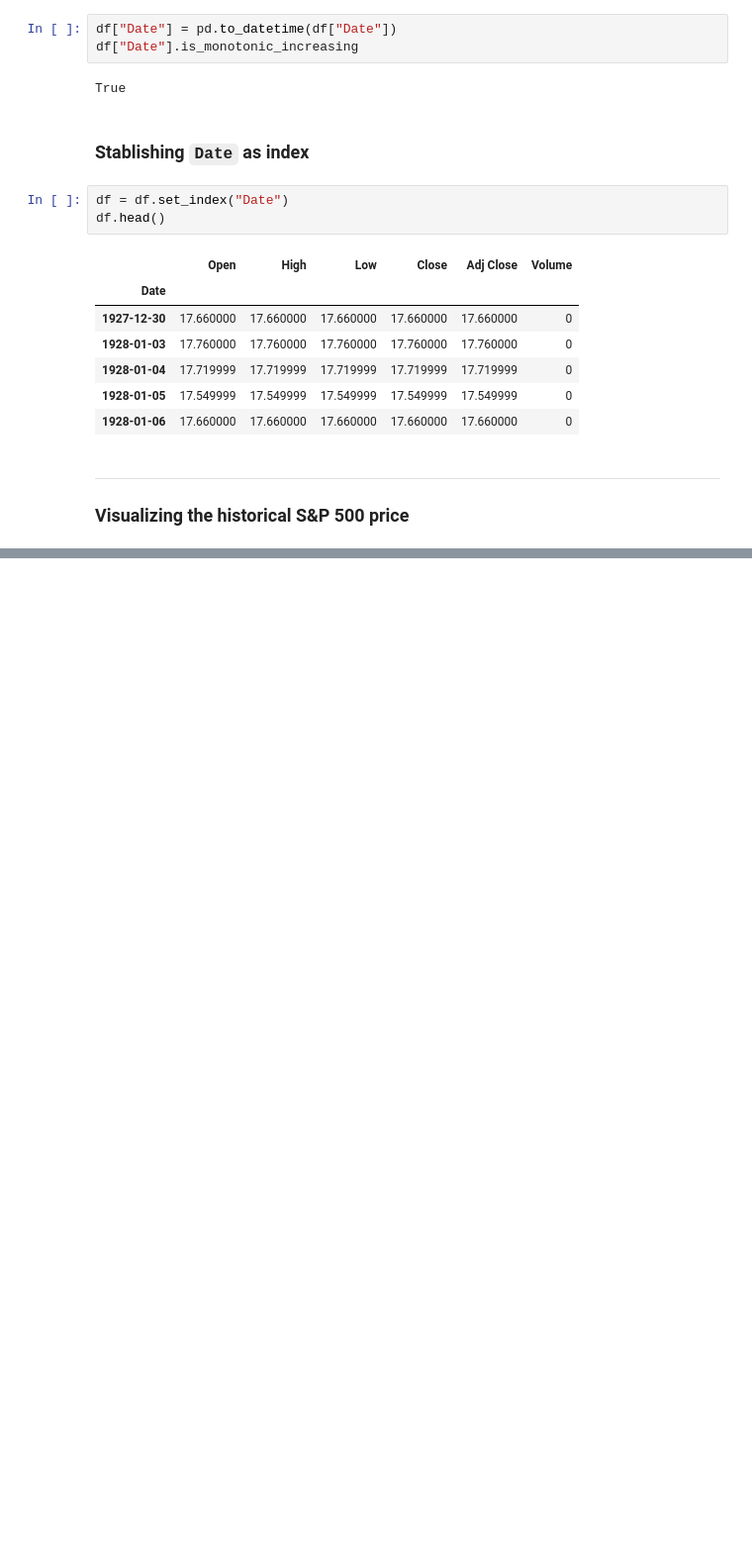
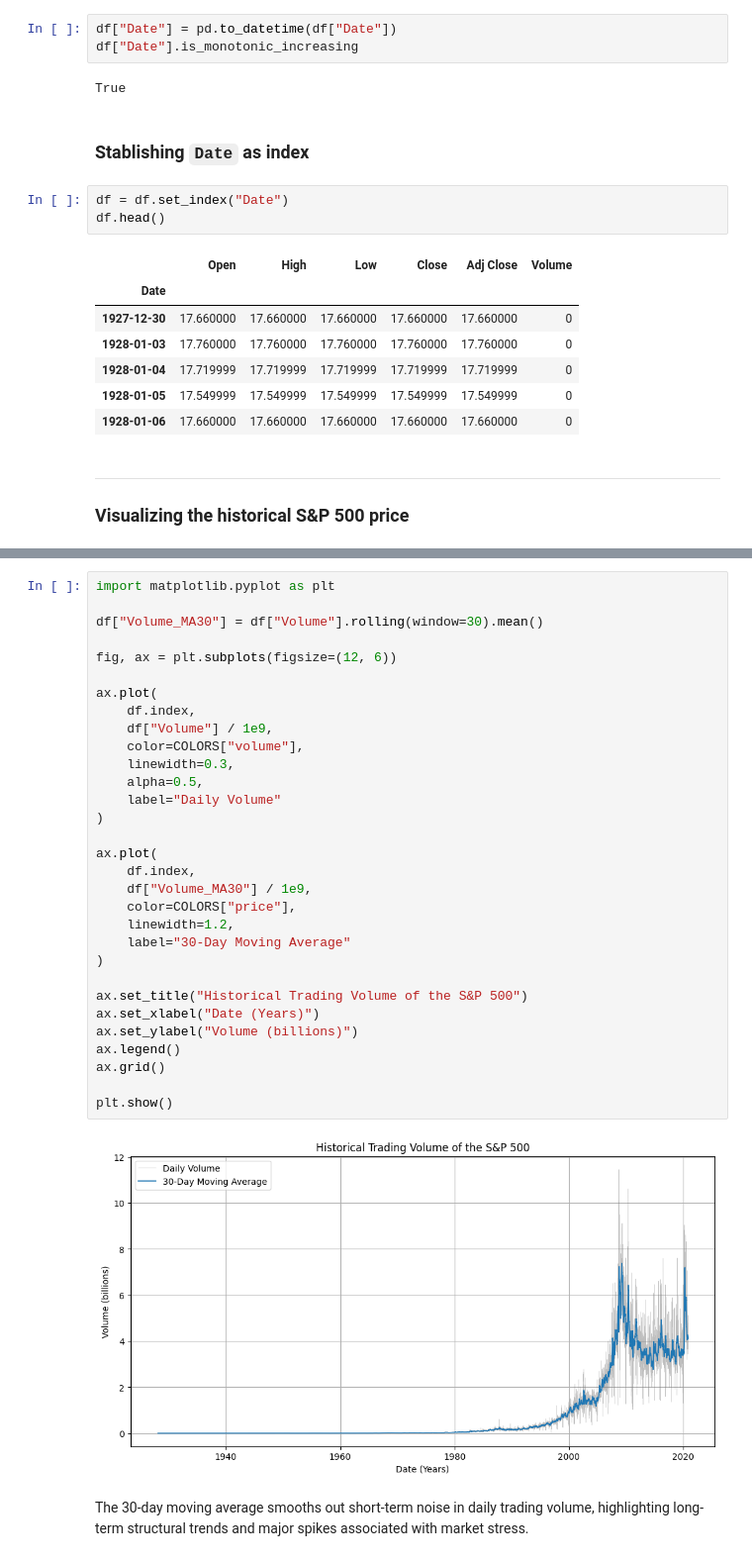
Before and after one commit to Pablo-Mateu/sp500-market-regimes, a Jupyter notebook: notebooks/EDA.ipynb, the cells around one changed output, grey strips where cells are left out. Shown: that part at 99% size. Drawn from its saved outputs; the diff is of its cells as text; blank space fills up the shorter version.

```diff
--- a/notebooks/EDA.ipynb
+++ b/notebooks/EDA.ipynb
@@ -134,0 +139,35 @@ The S&P 500 displays a persistent long-term growth trend despite several major d
+# %%
+import matplotlib.pyplot as plt
+
+df["Volume_MA30"] = df["Volume"].rolling(window=30).mean()
+
+fig, ax = plt.subplots(figsize=(12, 6))
+
+ax.plot(
+    df.index,
+    df["Volume"] / 1e9,
+    color=COLORS["volume"],
+    linewidth=0.3,
+    alpha=0.5,
+    label="Daily Volume"
+)
+
+ax.plot(
+    df.index,
+    df["Volume_MA30"] / 1e9,
+    color=COLORS["price"],
+    linewidth=1.2,
+    label="30-Day Moving Average"
+)
+
+ax.set_title("Historical Trading Volume of the S&P 500")
+ax.set_xlabel("Date (Years)")
+ax.set_ylabel("Volume (billions)")
+ax.legend()
+ax.grid()
+
+plt.show()
+# %% [output]
+[figure, added]
+# %% [markdown]
+The 30-day moving average smooths out short-term noise in daily trading volume, highlighting long-term structural trends and major spikes associated with market stress.
```
Also changed, not shown: parts of 2 cells of this notebook.
